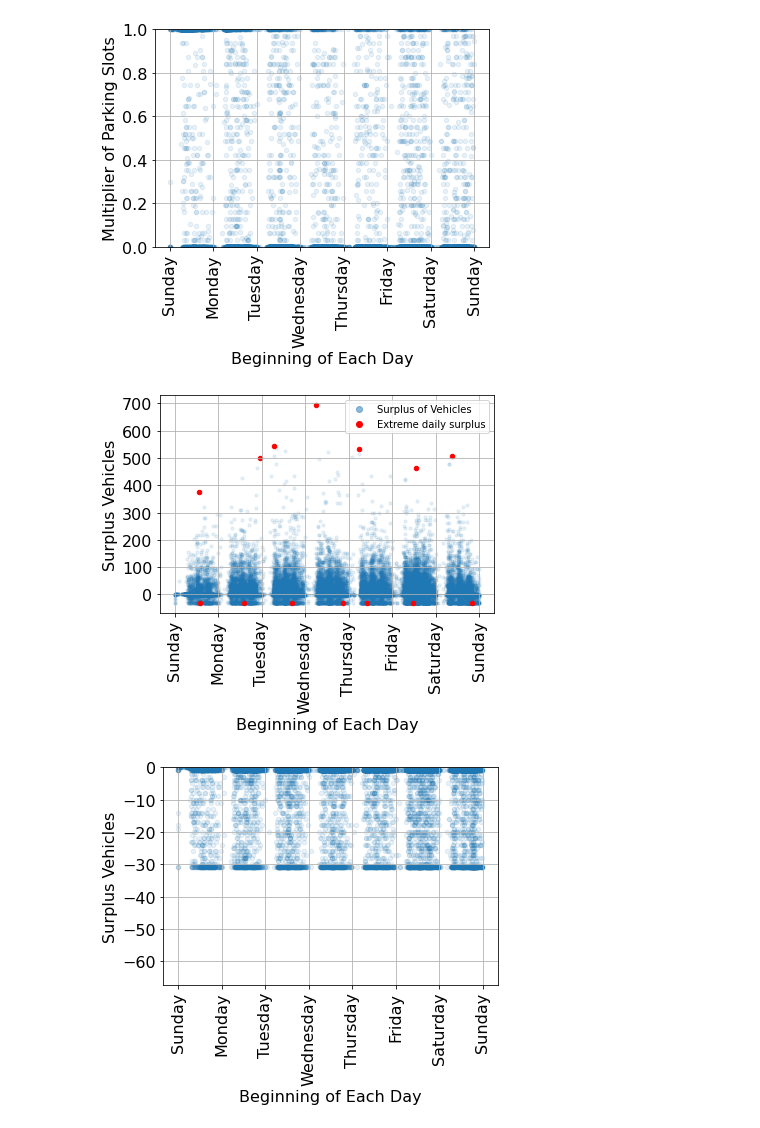
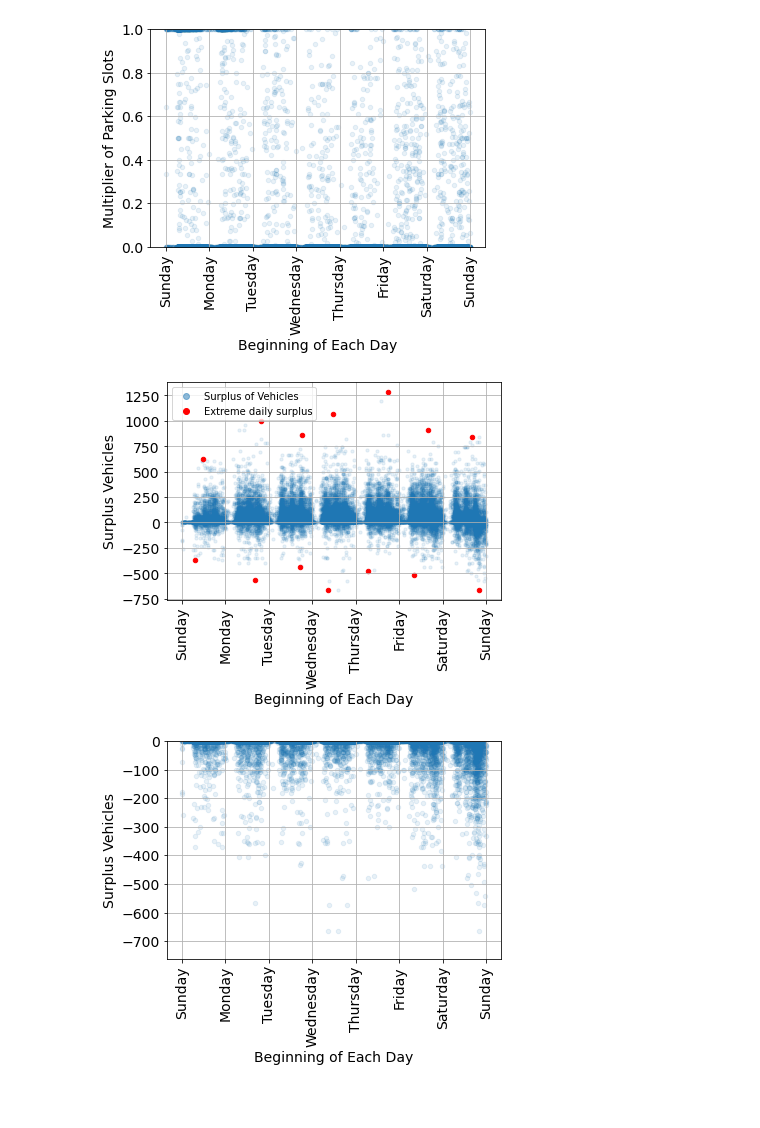
Before and after one commit to cristianomonteiro/BuildingSharedStations, a Jupyter notebook: plotGraphsIEEE.ipynb, the cells around one changed output. Cells and saved outputs as stored; diff of their text form; code cells hidden in the pictures; blank space fills up the shorter version.

Commit message:
Small adjustments on figures' labels

```diff
--- a/plotGraphsIEEE.ipynb
+++ b/plotGraphsIEEE.ipynb
@@ -16,8 +16,8 @@ from pathlib import Path
 from datetime import datetime, timedelta
 import copy
 # %%
-kmLimit = 3000
-subFolder = 'Restricted 1 31 Partial Floating/'
+kmLimit = 4000
+subFolder = 'Free Floating/'
 folderData = 'Optimal Solutions/' + subFolder + str(kmLimit) + '/'
 
 textParams =    {'Free Floating/':  {'number': 0.7,
@@ -613,5 +613,5 @@ The PostScript backend does not support transparency; partially transparent arti
 # %%
-def prepareScatterPlot(dataFrame, xColumn, yColumn, xLabel, yLabel, fileName, legendTitle=None, legendLocation='best', pointSize=10, alpha=1, fontSize=16, color=None, rot=90, lastAx=None, lastAxColor=None, xTicks=None, yTicks=None, yLim=[None, None]):
+def prepareScatterPlot(dataFrame, xColumn, yColumn, xLabel, yLabel, fileName, legendTitle=None, legendLocation='best', pointSize=10, alpha=1, fontSize=14, color=None, rot=90, lastAx=None, lastAxColor=None, xTicks=None, yTicks=None, yLim=[None, None]):
     ax = dataFrame.plot.scatter(x=xColumn, y=yColumn, s=pointSize, alpha=alpha, fontsize=fontSize, c=color, rot=rot, grid=True, ax=lastAx)
 
     xTicksLoc, xTicksLabels = plt.xticks()
@@ -857,6 +857,6 @@ weekday
-[figure, old version]
+[figure, new version]
-[figure, old version]
+[figure, new version]
-[figure, old version]
+[figure, new version]
 # %%
 def isStringFloat(text):
     try:
```
Also changed, not shown: parts of 10 cells of this notebook, 29 other files.
